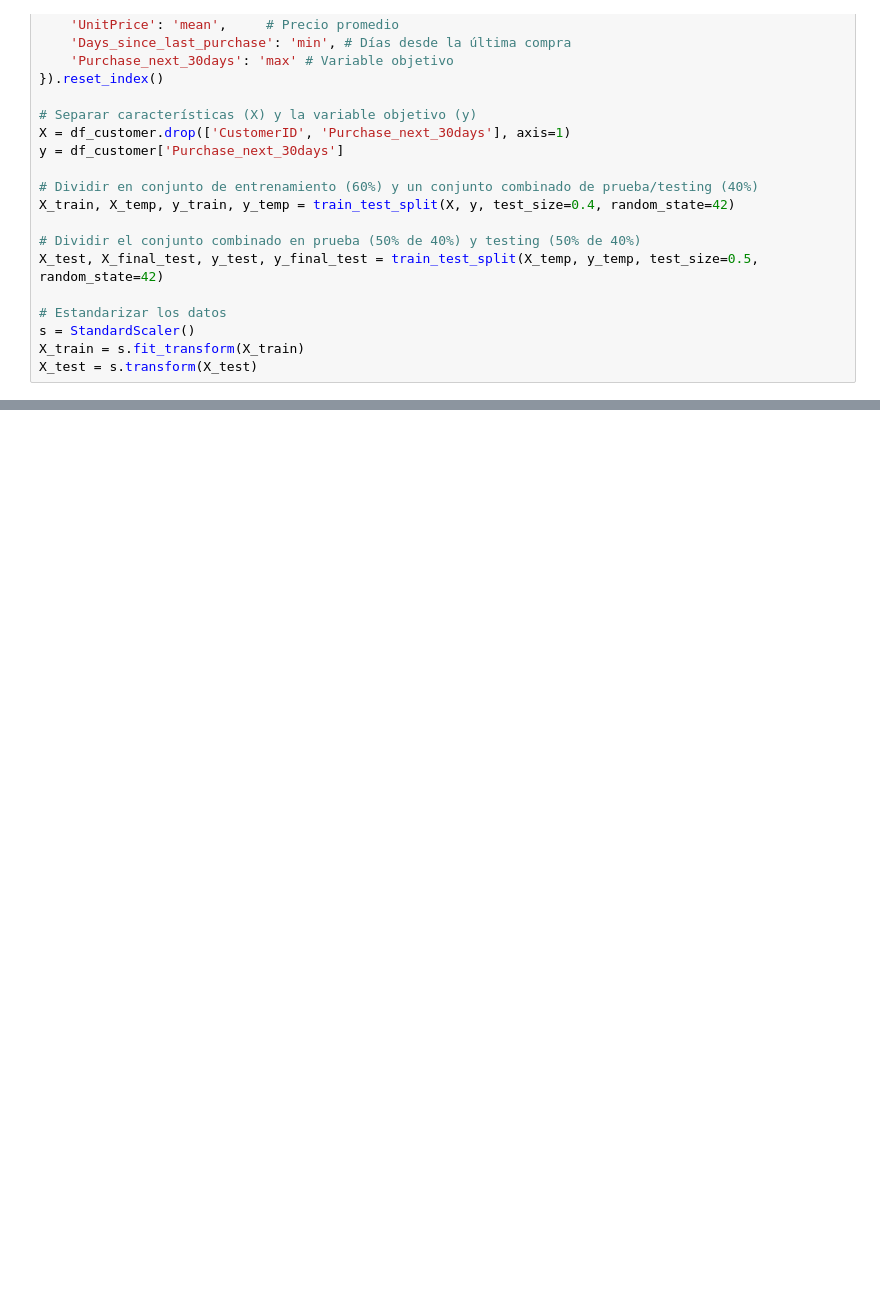
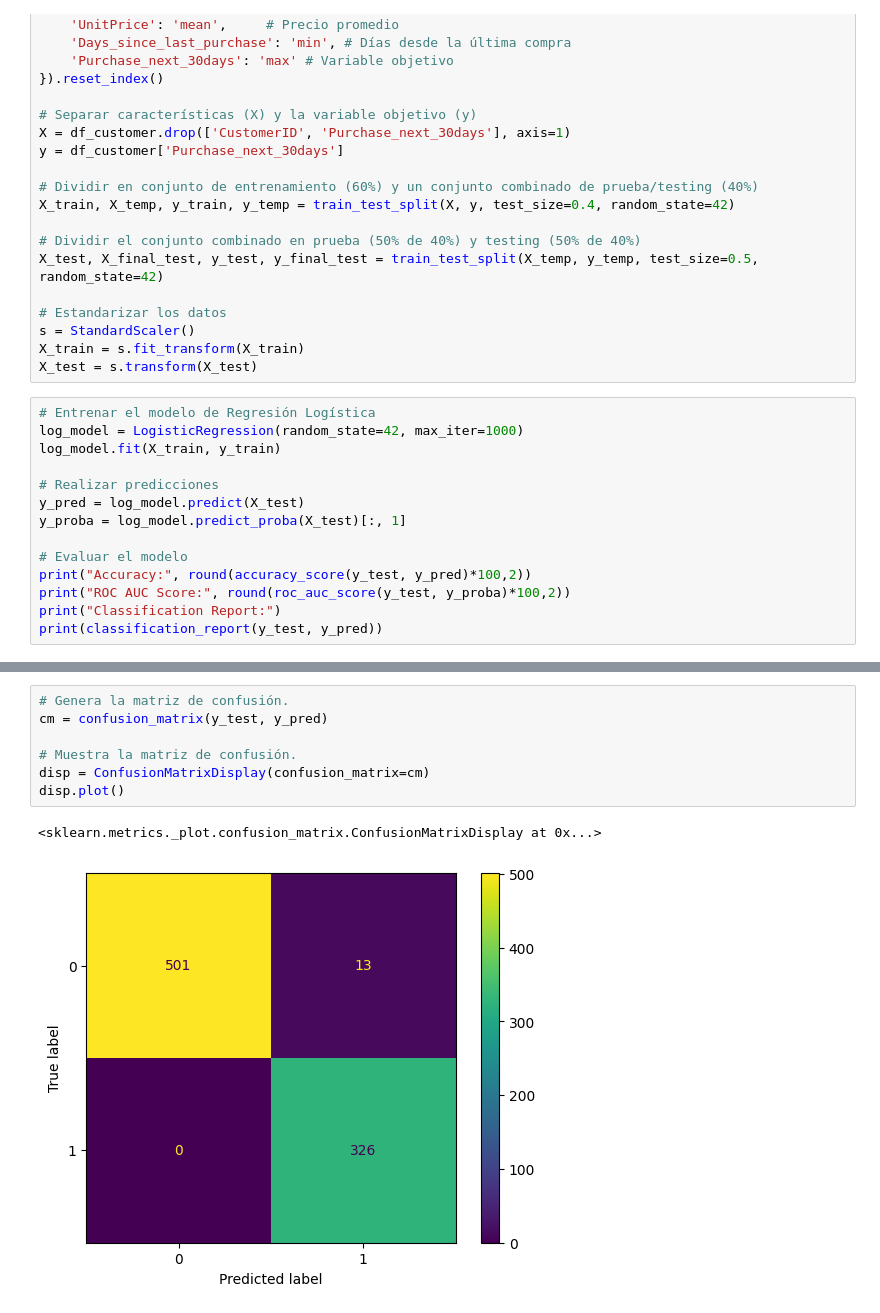
Before and after one commit to apalacioj/Prueba-CITEC, a Jupyter notebook: CITEC_test.ipynb, the cells around one changed output, grey strips where cells are left out. Drawn from its saved outputs; the diff is of its cells as text; blank space fills up the shorter version.

```diff
--- a/CITEC_test.ipynb
+++ b/CITEC_test.ipynb
@@ -248,3 +249,17 @@ X_test, X_final_test, y_test, y_final_test = train_test_split(X_temp, y_temp, te
 s = StandardScaler()
 X_train = s.fit_transform(X_train)
 X_test = s.transform(X_test)
+# %%
+# Entrenar el modelo de Regresión Logística
+log_model = LogisticRegression(random_state=42, max_iter=1000)
+log_model.fit(X_train, y_train)
+
+# Realizar predicciones
+y_pred = log_model.predict(X_test)
+y_proba = log_model.predict_proba(X_test)[:, 1]
+
+# Evaluar el modelo
+print("Accuracy:", round(accuracy_score(y_test, y_pred)*100,2))
+print("ROC AUC Score:", round(roc_auc_score(y_test, y_proba)*100,2))
+print("Classification Report:")
+print(classification_report(y_test, y_pred))
@@ -250,0 +278,10 @@ X_test = s.transform(X_test)
+# %%
+# Genera la matriz de confusión.
+cm = confusion_matrix(y_test, y_pred)
+
+# Muestra la matriz de confusión.
+disp = ConfusionMatrixDisplay(confusion_matrix=cm)
+disp.plot()
+# %% [output]
+<sklearn.metrics._plot.confusion_matrix.ConfusionMatrixDisplay at 0x...>
+[figure, added]
```
Also changed, not shown: parts of 7 cells of this notebook.
